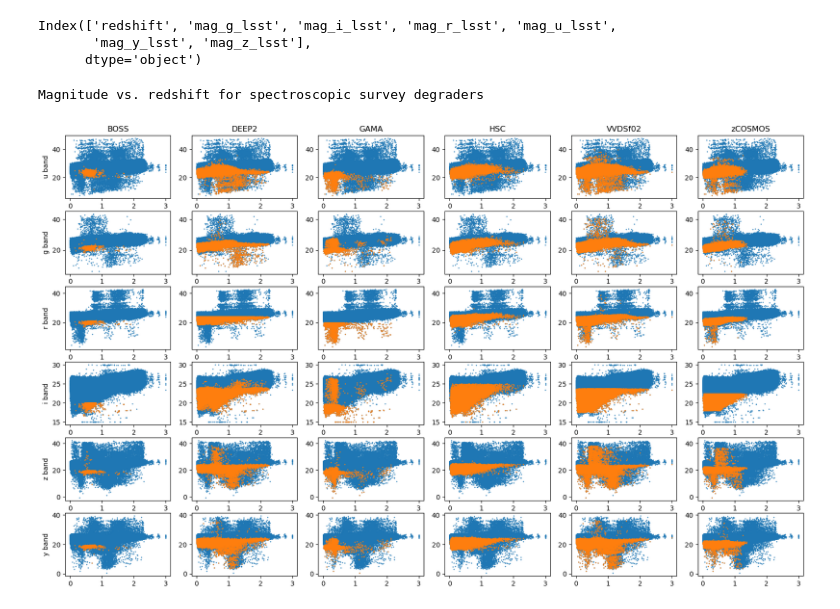
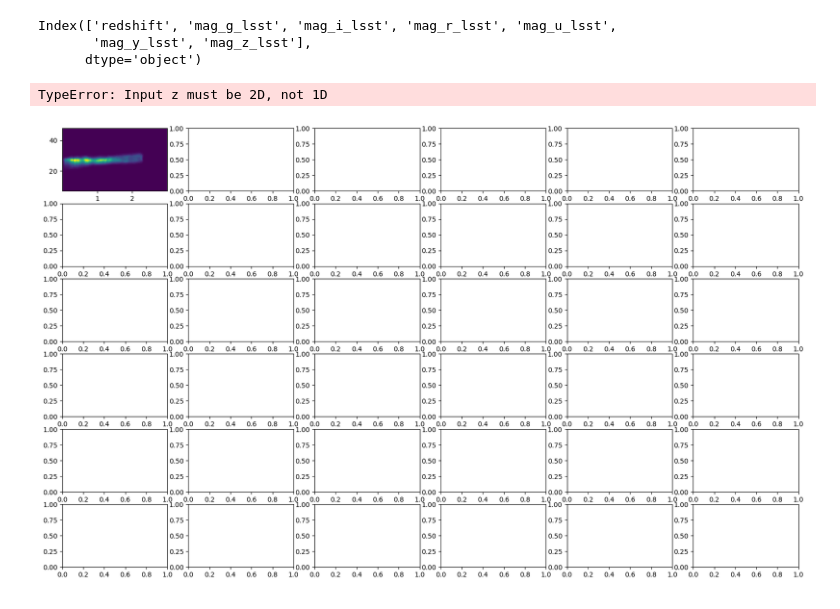
Before and after one commit to alice-crafford/Photo-z-Stress-Test, a Jupyter notebook: Evaluation_Pipeline.ipynb, the cells around one changed output. Cells and saved outputs as stored; diff of their text form; code cells hidden in the pictures.

```diff
--- a/Evaluation_Pipeline.ipynb
+++ b/Evaluation_Pipeline.ipynb
@@ -1809,33 +1809,33 @@ Index(['redshift', 'mag_g_lsst', 'mag_i_lsst', 'mag_r_lsst', 'mag_u_lsst',
 # %%
 specs = [[BOSS, 0], [DEEP2,1], [GAMA,2], [HSC,3], [VVDSf02,4], [zCOSMOS,5]]
 bands = [['mag_u_lsst',0], ['mag_g_lsst',1], ['mag_r_lsst',2], ['mag_i_lsst',3], ['mag_z_lsst',4], ['mag_y_lsst',5]]
 
 fig, axes = plt.subplots(nrows = 6, ncols = 6, figsize = (20, 12))
 
 for i in bands:
     for j in specs:
-        axes[i[1]][j[1]].scatter(orig['redshift'], orig[i[0]], s=0.5)
-        axes[i[1]][j[1]].scatter(j[0]['redshift'], j[0][i[0]], s=0.5)
+        axes[i[1]][j[1]].hist2d(orig['redshift'], orig[i[0]], bins = 100)
+        axes[i[1]][j[1]].contour(j[0]['redshift'], j[0][i[0]], s=0.5, alpha=0.25, color = 'orange')
 
 axes[0][0].set_ylabel("u band")
 axes[1][0].set_ylabel("g band")
 axes[2][0].set_ylabel("r band")
 axes[3][0].set_ylabel("i band")
 axes[4][0].set_ylabel("z band")
 axes[5][0].set_ylabel("y band")
 
 axes[0][0].set_title("BOSS")
 axes[0][1].set_title("DEEP2")
 axes[0][2].set_title("GAMA")
 axes[0][3].set_title("HSC")
 axes[0][4].set_title("VVDSf02")
 axes[0][5].set_title("zCOSMOS")
 
-#fig.xlabel("Redshift")
-#fig.set_ylabel("Magnitude")
-#fig.title("Spectroscopic Survey Degradation")
+fig.supxlabel("Redshift")
+fig.supylabel("Magnitude")
+fig.suptitle("Spectroscopic Survey Degradation")
 
 print("Magnitude vs. redshift for spectroscopic survey degraders")
 # %% [output]
-Magnitude vs. redshift for spectroscopic survey degraders
+TypeError: Input z must be 2D, not 1D
-[figure, old version]
+[figure, new version]
```
Also changed, not shown: parts of 3 cells of this notebook.
